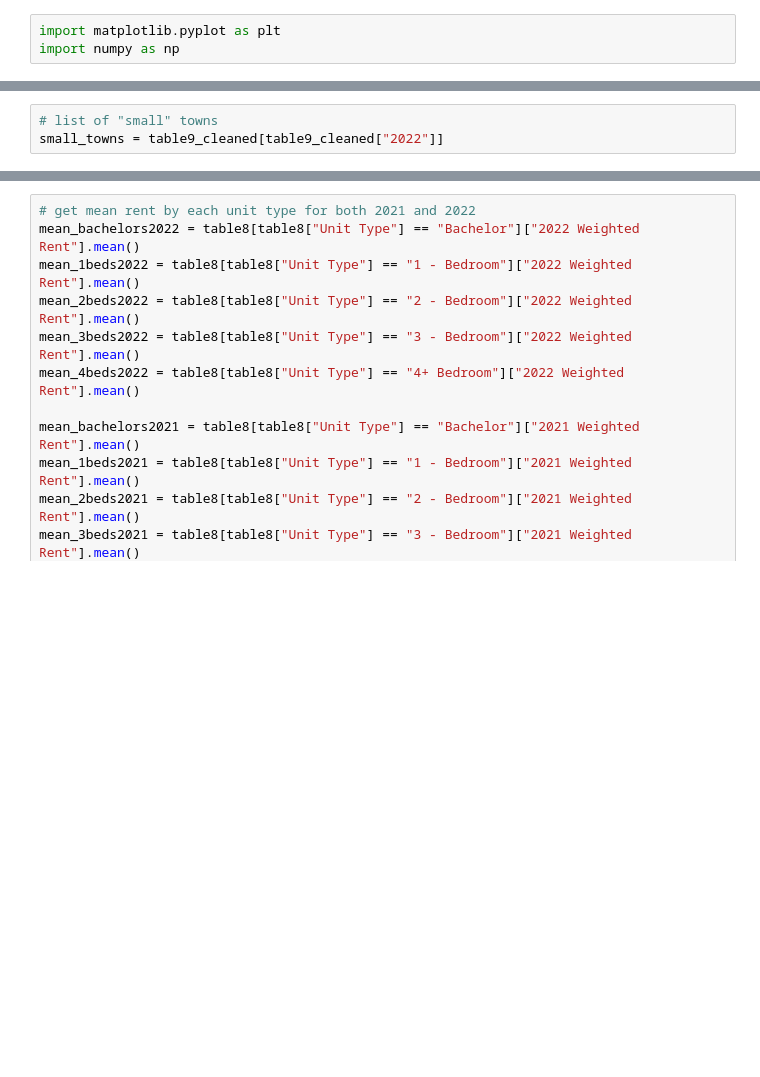
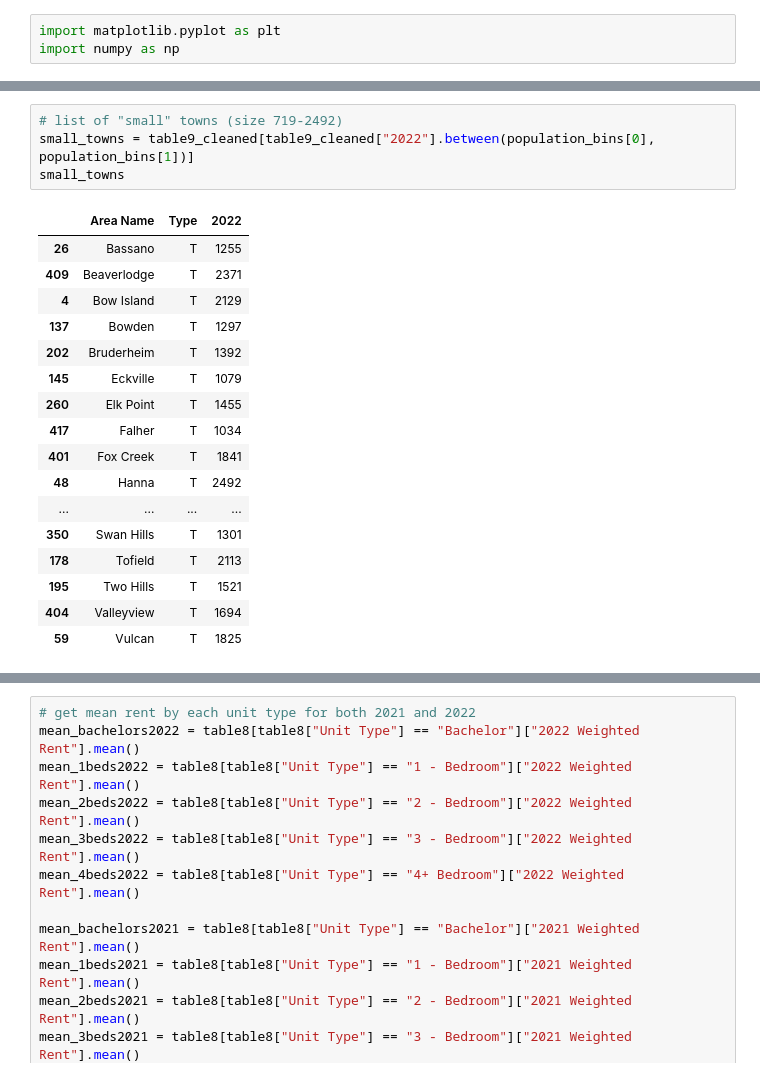
Before and after one commit to Mathemusician1729/DATA-221-Project, a Jupyter notebook: 221-Project.ipynb, the cells around one changed output, grey strips where cells are left out. Saved outputs shown, nothing was run; the diff lists cells and outputs as text; blank space fills up the shorter version.

Commit message:
TODO: This time ACTUALLY PICK CORRECT TOWNS and graph them

```diff
--- a/221-Project.ipynb
+++ b/221-Project.ipynb
@@ -128,3 +127,22 @@ array([  719,  2492,  5760, 14996])
 # %%
-# list of "small" towns
-small_towns = table9_cleaned[table9_cleaned["2022"]]
+# list of "small" towns (size 719-2492)
+small_towns = table9_cleaned[table9_cleaned["2022"].between(population_bins[0], population_bins[1])]
+small_towns
+# %% [output]
+|  | Area Name | Type | 2022 |
+| 26 | Bassano | T | 1255 |
+| 409 | Beaverlodge | T | 2371 |
+| 4 | Bow Island | T | 2129 |
+| 137 | Bowden | T | 1297 |
+| 202 | Bruderheim | T | 1392 |
+| 145 | Eckville | T | 1079 |
+| 260 | Elk Point | T | 1455 |
+| 417 | Falher | T | 1034 |
+| 401 | Fox Creek | T | 1841 |
+| 48 | Hanna | T | 2492 |
+| ... | ... | ... | ... |
+| 350 | Swan Hills | T | 1301 |
+| 178 | Tofield | T | 2113 |
+| 195 | Two Hills | T | 1521 |
+| 404 | Valleyview | T | 1694 |
+| 59 | Vulcan | T | 1825 |
```
Also changed, not shown: parts of 5 cells of this notebook.
